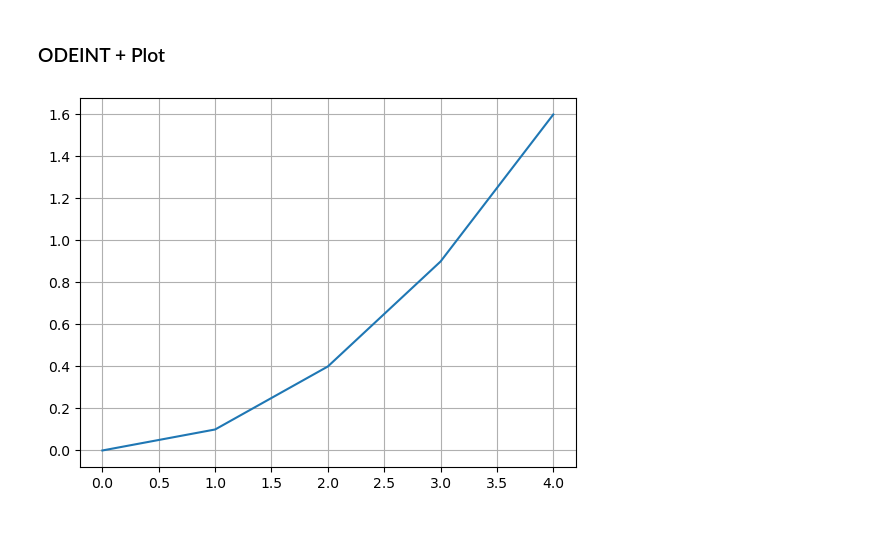
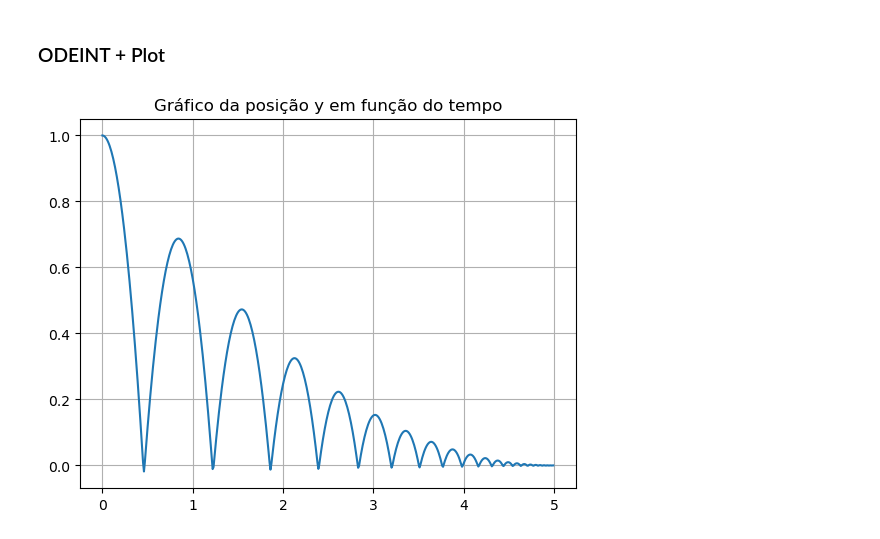
Before and after one commit to enzojunq/Modelagem-Cama-Elastica, a Jupyter notebook: P3.ipynb, the cells around one changed output. Saved outputs shown, nothing was run; the diff lists cells and outputs as text; code cells hidden in the pictures.

```diff
--- a/P3.ipynb
+++ b/P3.ipynb
@@ -7,21 +7,3 @@ from scipy.integrate import odeint
 from math import *
 # %% [markdown]
 ### Define a função modelo
-# %%
-# Parâmetros
-
-
-
-def modelo(X,t):
-
-    x = X[0] # Posição x
-    y = X[1] # Posição y
-    vx = X[2] # Velocidade x
-    vy = X[3] # Velocidade y
-
-    # Equações diferenciais
-    dxdt = vx
-    dydt = vy
-    dvxdt =
-    dvydt =
-    return [dxdt,dydt,dvxdt,dvydt]
@@ -28,23 +54,25 @@ def modelo(X,t):
 # %% [markdown]
 ### ODEINT + Plot
 # %%
-x_0 = 0 # posicao inicial no eixo x
-y_0 = 0 # posicao inicial no eixo y
-Vx_0 = 0 # velocidade inicial na direção do eixo x
+
+y_0 = 1 # posicao inicial no eixo y
 Vy_0 = 0 # velocidade inicial na direção do eixo y
-condicoes_iniciais = [x_0, y_0, Vx_0, Vy_0]
+condicoes_iniciais = [y_0, Vy_0]
 
 tempo_inicial = 0
 tempo_final = 5
-dt = 1
+dt = 1e-2
 
 
 tempo = np.arange(tempo_inicial, tempo_final, dt)
 
 lista = odeint(modelo, condicoes_iniciais, tempo)
+lista_y = lista[:,0]
+lista_vy = lista[:,1]
 
-plt.plot(tempo, lista_velocidade_x)
+plt.plot(tempo, lista_y, label='y(t)')
+plt.title('Gráfico da posição y em função do tempo')
 plt.grid()
 plt.show()
 # %% [output]
-[figure, old version]
+[figure, new version]
```
Also changed, not shown: parts of 1 cell of this notebook.
